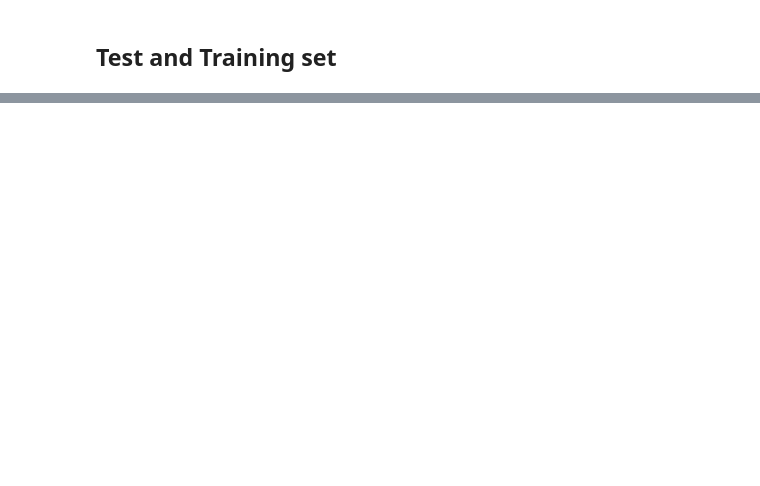
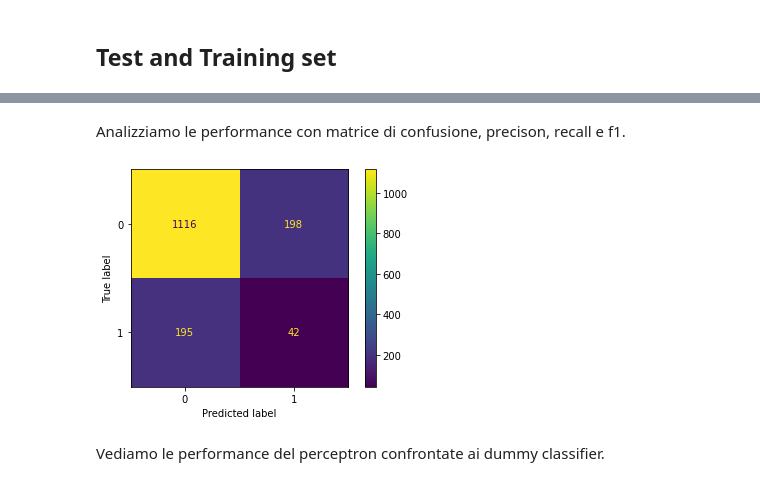
Before and after one commit to remarcoble/ML-marketing-campaign, a Jupyter notebook: main.ipynb, the cells around one changed output, grey strips where cells are left out. Saved outputs shown, nothing was run; the diff lists cells and outputs as text; code cells hidden in the pictures; blank space fills up the shorter version.

Commit message:
Test and training set almost completed

```diff
--- a/main.ipynb
+++ b/main.ipynb
@@ -205,0 +207,6 @@ dataset.head(10)
+# %%
+dataset_label = dataset['Response'].values
+dataset.drop(columns=['Response'], inplace=True)
+# %%
+X_train, X_test, y_train, y_test = train_test_split(dataset, dataset_label, test_size = 0.3, random_state = 42)
+X_train.shape, X_test.shape
@@ -205,0 +215,5 @@ dataset.head(10)
+# %%
+perceptron = Perceptron()
+perceptron.fit(X_train, y_train) # apprendo su training
+predicted_test = perceptron.predict(X_test) # predico sul test
+np.sum(predicted_test == y_test)/len(y_test)
@@ -205,0 +222,4 @@ dataset.head(10)
+# %%
+p = Perceptron()
+p_score = cross_val_score(p, X_train, y_train, cv = 5).mean()
+p_score
@@ -205,0 +306,10 @@ dataset.head(10)
+# %% [markdown]
+Analizziamo le performance con matrice di confusione, precison, recall e f1.
+# %%
+y_train_predicted = cross_val_predict(p, X_train, y_train, cv = 10)
+cm = confusion_matrix(y_train, y_train_predicted)
+cm_display = ConfusionMatrixDisplay(cm).plot()
+# %% [output]
+[figure, added]
+# %% [markdown]
+Vediamo le performance del perceptron confrontate ai dummy classifier.
```
Also changed, not shown: parts of 19 cells of this notebook.
